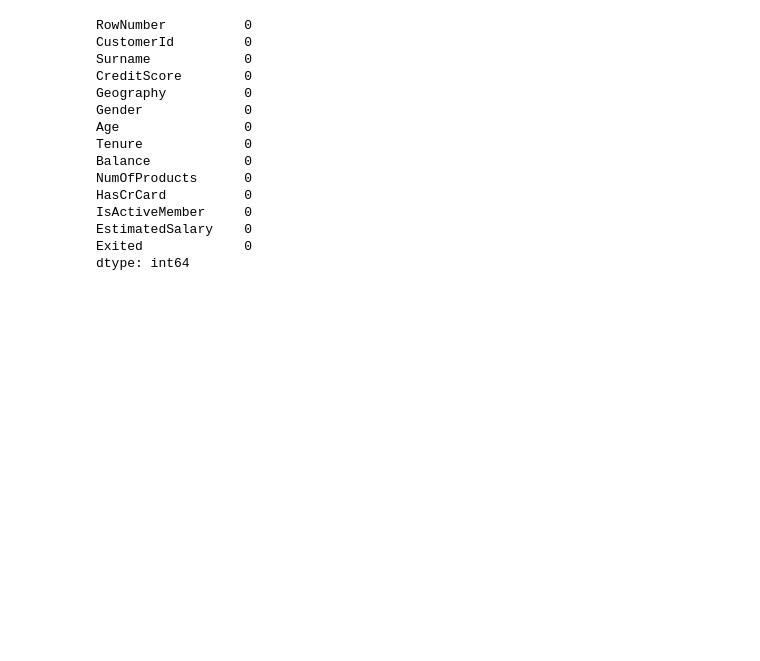
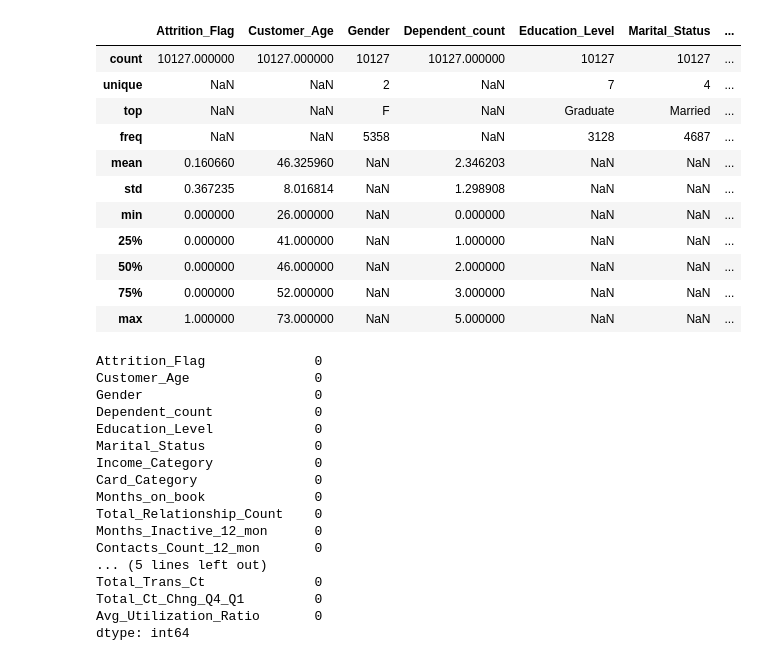
Before and after one commit to gianellarobles/Customer-Churn-Analytics-Predication, a Jupyter notebook: Customer_Churn_AP.ipynb, the cells around one changed output. Drawn from its saved outputs; the diff is of its cells as text; code cells hidden in the pictures; blank space fills up the shorter version.

```diff
--- a/Customer_Churn_AP.ipynb
+++ b/Customer_Churn_AP.ipynb
@@ -1,9 +1,8 @@
 # %%
 import pandas as pd
-
-churnModel = pd.read_csv('Churn_Modelling.csv')
+NewChurnModel = pd.read_csv('credit_card_churn.csv')
 
 #check dtypes and columns
-print(churnModel.dtypes)
-print(churnModel.columns)
+print(NewChurnModel.dtypes)
+print(NewChurnModel.columns)
 # %% [output]
@@ -58,0 +49,7 @@ Name: count, dtype: int64
+# %%
+#Drop unnecessary columns
+NewChurnModel = NewChurnModel.drop(columns=[
+    "CLIENTNUM",
+    "Naive_Bayes_Classifier_Attrition_Flag_Card_Category_Contacts_Count_12_mon_Dependent_count_Education_Level_Months_Inactive_12_mon_1",
+    "Naive_Bayes_Classifier_Attrition_Flag_Card_Category_Contacts_Count_12_mon_Dependent_count_Education_Level_Months_Inactive_12_mon_2"
+], errors="ignore")
@@ -58,0 +78,10 @@ Name: count, dtype: int64
+# %%
+#change the dtype of the target variable to numeric
+NewChurnModel['Attrition_Flag'] = (
+    NewChurnModel['Attrition_Flag']
+    .map({
+        'Existing Customer': 0,
+        'Attrited Customer': 1
+    })
+)
+print(NewChurnModel['Attrition_Flag'].dtype)
@@ -58,0 +149,3 @@ Name: count, dtype: int64
+# %%
+combined_features = NewChurnModel.copy()
+print(combined_features.dtypes)
@@ -59,19 +223,37 @@ Name: count, dtype: int64
+# %%
+#overall summary statistics of the combined features dataset
+combined_features.describe(include='all')
+# %% [output]
+|  | Attrition_Flag | Customer_Age | Gender | Dependent_count | Education_Level | Marital_Status | ... |
+| count | 10127.000000 | 10127.000000 | 10127 | 10127.000000 | 10127 | 10127 | ... |
+| unique | NaN | NaN | 2 | NaN | 7 | 4 | ... |
+| top | NaN | NaN | F | NaN | Graduate | Married | ... |
+| freq | NaN | NaN | 5358 | NaN | 3128 | 4687 | ... |
+| mean | 0.160660 | 46.325960 | NaN | 2.346203 | NaN | NaN | ... |
+| std | 0.367235 | 8.016814 | NaN | 1.298908 | NaN | NaN | ... |
+| min | 0.000000 | 26.000000 | NaN | 0.000000 | NaN | NaN | ... |
+| 25% | 0.000000 | 41.000000 | NaN | 1.000000 | NaN | NaN | ... |
+| 50% | 0.000000 | 46.000000 | NaN | 2.000000 | NaN | NaN | ... |
+| 75% | 0.000000 | 52.000000 | NaN | 3.000000 | NaN | NaN | ... |
+| max | 1.000000 | 73.000000 | NaN | 5.000000 | NaN | NaN | ... |
 # %%
-#Check missing values
-churnModel.isnull().sum()
+#confirming no missing values in the dataset
+NewChurnModel.isnull().sum()
 # %% [output]
-RowNumber          0
-CustomerId         0
-Surname            0
-CreditScore        0
-Geography          0
-Gender             0
-Age                0
-Tenure             0
-Balance            0
-NumOfProducts      0
-HasCrCard          0
-IsActiveMember     0
-EstimatedSalary    0
-Exited             0
+Attrition_Flag              0
+Customer_Age                0
+Gender                      0
+Dependent_count             0
+Education_Level             0
+Marital_Status              0
+Income_Category             0
+Card_Category               0
+Months_on_book              0
+Total_Relationship_Count    0
+Months_Inactive_12_mon      0
+Contacts_Count_12_mon       0
+... (5 lines left out)
+Total_Trans_Ct              0
+Total_Ct_Chng_Q4_Q1         0
+Avg_Utilization_Ratio       0
 dtype: int64
```
Also changed, not shown: parts of 24 cells of this notebook.
